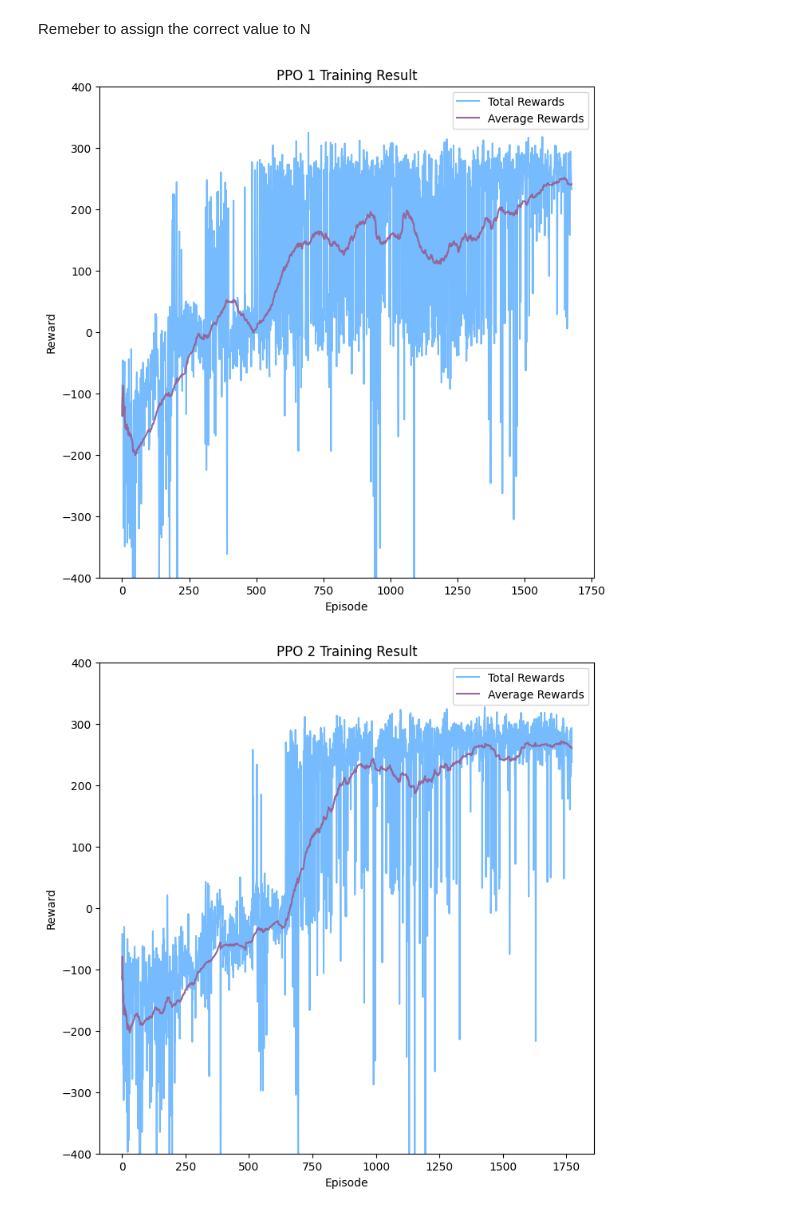
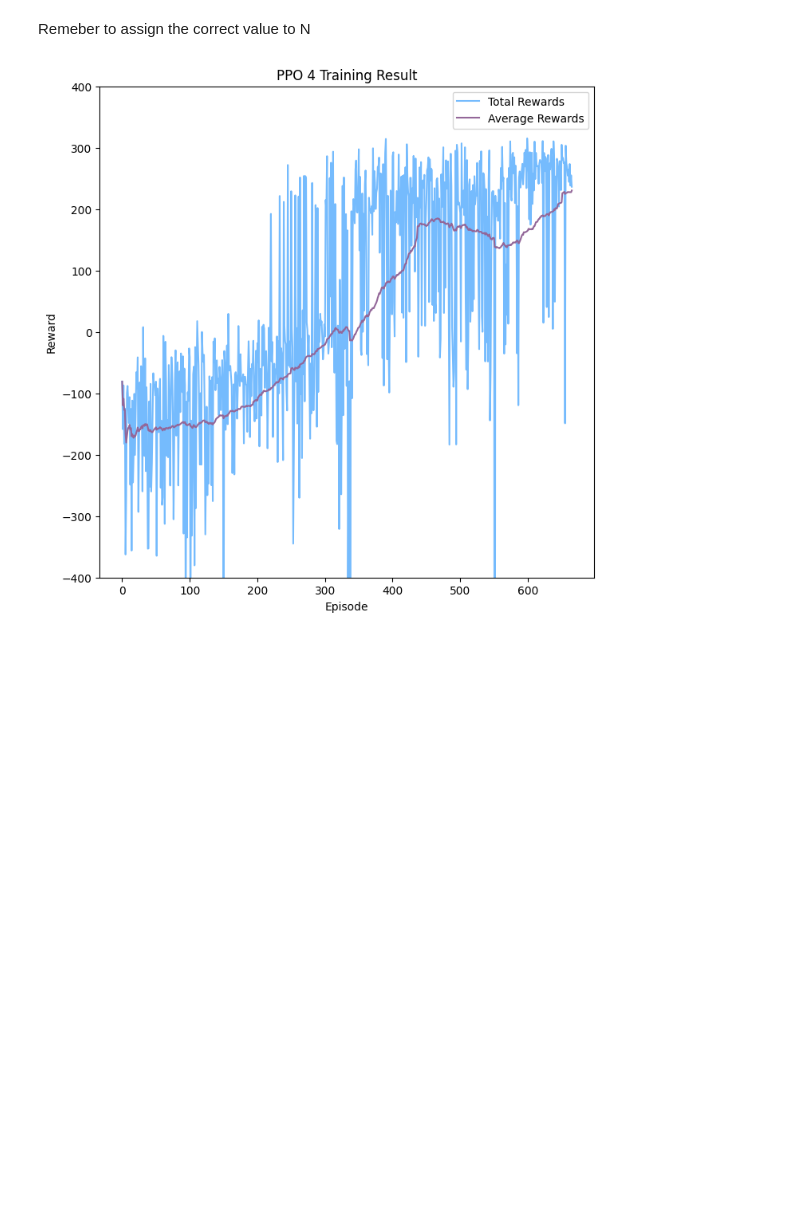
Before and after one commit to MatthewSummons/Immutables-RL, a Jupyter notebook: PPO-Zeng Shaoyu/plot.ipynb, the cells around one changed output. Saved outputs shown, nothing was run; the diff lists cells and outputs as text; code cells hidden in the pictures; blank space fills up the shorter version.

```diff
--- a/PPO-Zeng Shaoyu/plot.ipynb
+++ b/PPO-Zeng Shaoyu/plot.ipynb
@@ -32,8 +32,6 @@ def draw_plot(train_data,title):
 Remeber to assign the correct value to N
 # %%
 N = 4
-for i in range(1,N+1):
-    draw_plot(f'./results/PPO_Result_{i}.pkl', f'PPO {i}')
+draw_plot(f'./results/PPO_Result_{N}.pkl', f'PPO {N}')
 # %% [output]
-[figure, old version]
+[figure, new version]
-[figure, removed]
```
Also changed, not shown: parts of 2 cells of this notebook, 15 other files.
